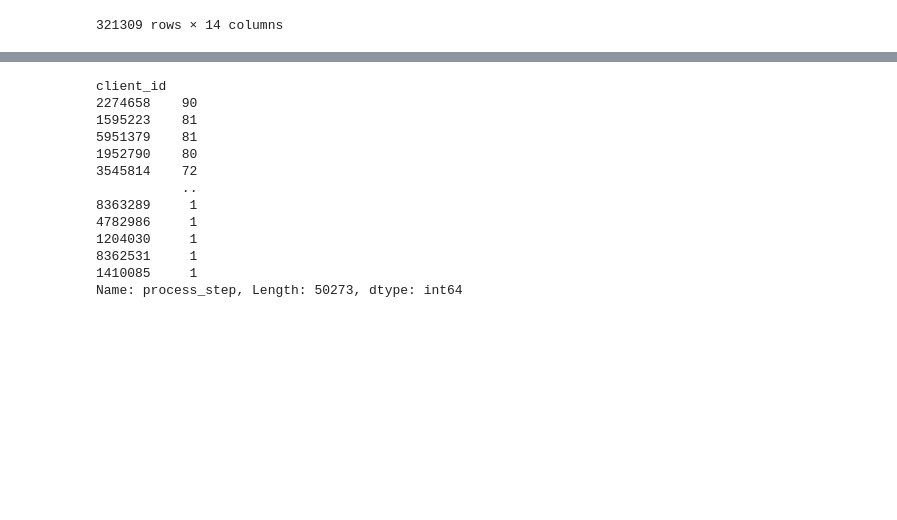
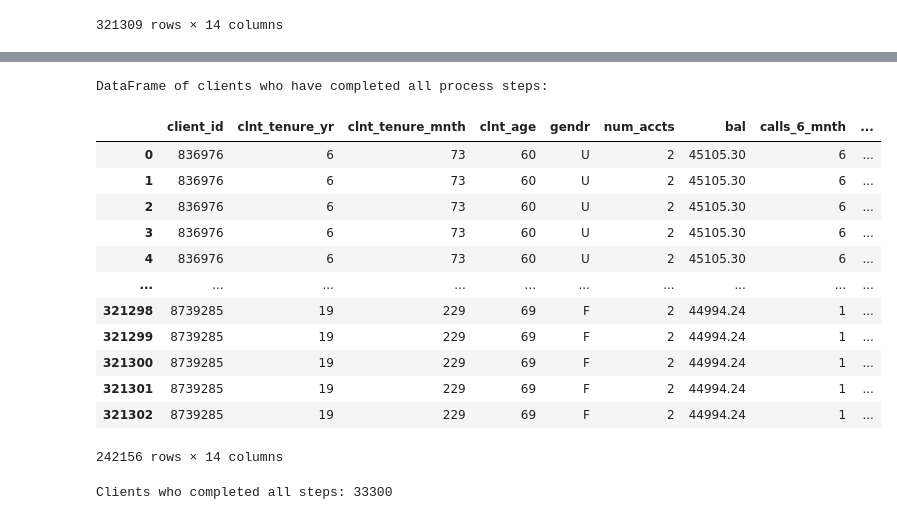
Before and after one commit to mirajkarsneha/vanguard-ab-test, a Jupyter notebook: data_cleaning.ipynb, the cells around one changed output, grey strips where cells are left out. Saved outputs shown, nothing was run; the diff lists cells and outputs as text; code cells hidden in the pictures; blank space fills up the shorter version.

```diff
--- a/data_cleaning.ipynb
+++ b/data_cleaning.ipynb
@@ -158,18 +153,0 @@ filtered_df
-# %%
-# Who are the primary clients using this online process?
-primary_clients = filtered_df.groupby('client_id')['process_step'].count().sort_values(ascending=False)
-primary_clients
-# %% [output]
-client_id
-2274658    90
-1595223    81
-5951379    81
-1952790    80
-3545814    72
-           ..
-8363289     1
-4782986     1
-1204030     1
-8362531     1
-1410085     1
-Name: process_step, Length: 50273, dtype: int64
@@ -177,0 +154,45 @@ Name: process_step, Length: 50273, dtype: int64
+# %%
+import string
+import numpy as np
+import pandas as pd
+import statistics as st
+import pandas as pd
+import csv
+
+required_steps = ['start','step_1','step_2', 'step_3', 'confirm']
+
+completed_steps_count = filtered_df.groupby('client_id')['process_step'].nunique()
+
+clients_completed_all_steps = completed_steps_count[completed_steps_count == len(required_steps)].index.tolist()
+
+df_completed_clients = filtered_df[filtered_df['client_id'].isin(clients_completed_all_steps)]
+
+print("DataFrame of clients who have completed all process steps:")
+df_completed_clients
+# %% [output]
+DataFrame of clients who have completed all process steps:
+|  | client_id | clnt_tenure_yr | clnt_tenure_mnth | clnt_age | gendr | num_accts | bal | calls_6_mnth | ... |
+| 0 | 836976 | 6 | 73 | 60 | U | 2 | 45105.30 | 6 | ... |
+| 1 | 836976 | 6 | 73 | 60 | U | 2 | 45105.30 | 6 | ... |
+| 2 | 836976 | 6 | 73 | 60 | U | 2 | 45105.30 | 6 | ... |
+| 3 | 836976 | 6 | 73 | 60 | U | 2 | 45105.30 | 6 | ... |
+| 4 | 836976 | 6 | 73 | 60 | U | 2 | 45105.30 | 6 | ... |
+| ... | ... | ... | ... | ... | ... | ... | ... | ... | ... |
+| 321298 | 8739285 | 19 | 229 | 69 | F | 2 | 44994.24 | 1 | ... |
+| 321299 | 8739285 | 19 | 229 | 69 | F | 2 | 44994.24 | 1 | ... |
+| 321300 | 8739285 | 19 | 229 | 69 | F | 2 | 44994.24 | 1 | ... |
+| 321301 | 8739285 | 19 | 229 | 69 | F | 2 | 44994.24 | 1 | ... |
+| 321302 | 8739285 | 19 | 229 | 69 | F | 2 | 44994.24 | 1 | ... |
+242156 rows × 14 columns
+# %%
+required_steps = ['start', 'step_1', 'step_2', 'step_3', 'confirm']
+
+# Group by 'client_id' and 'visitor_id' and aggregate the steps each client completed
+steps_completed_per_client = df_final_experiment_clients.groupby(['client_id', 'visitor_id'])['process_step'].unique()
+
+# Calculate how many clients completed all the required steps in order
+clients_completed_all_steps = steps_completed_per_client.apply(lambda x: all(step in x for step in required_steps)).sum()
+
+print(f"Clients who completed all steps: {clients_completed_all_steps}")
+# %% [output]
+Clients who completed all steps: 33300
```
Also changed, not shown: parts of 18 cells of this notebook, 1 other file.
